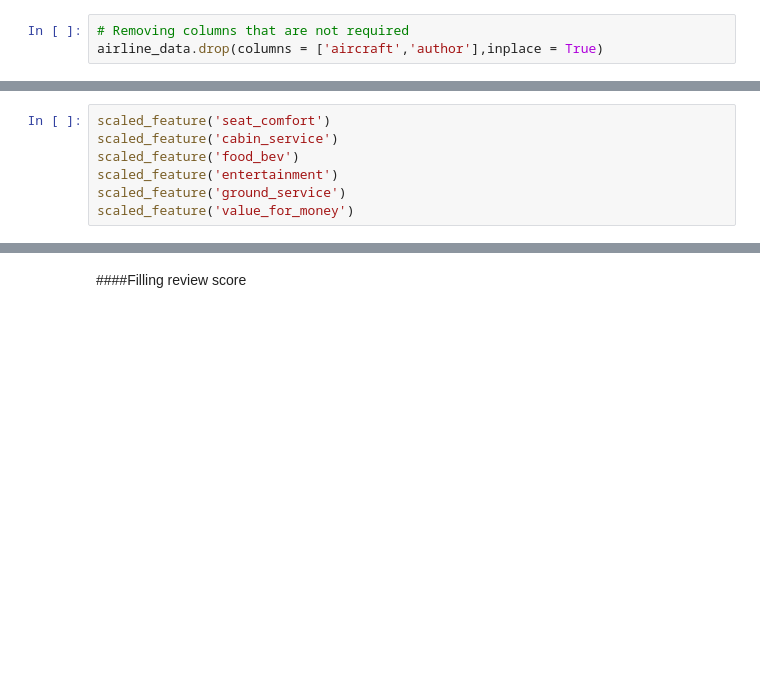
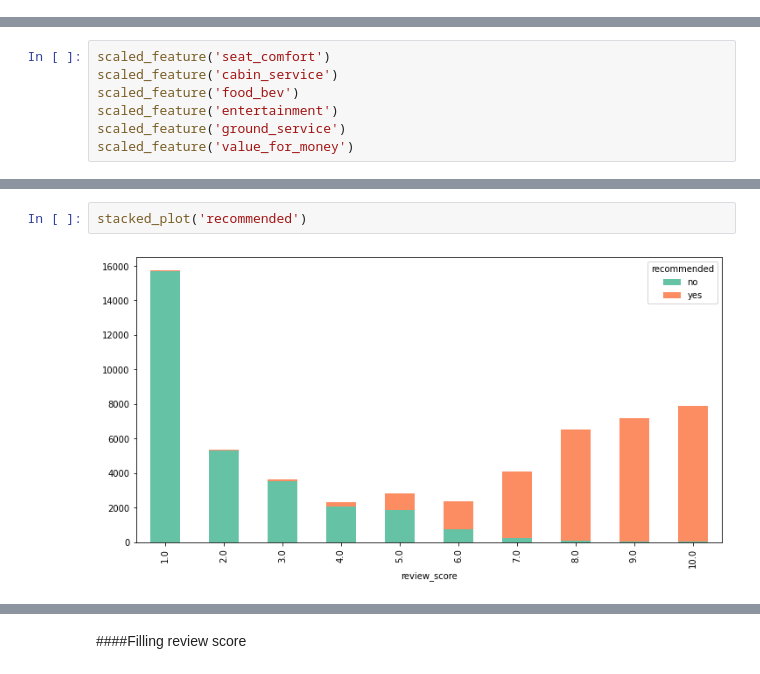
Before and after one commit to keerthana-narra/Airline-passenger-reviews, a Jupyter notebook: N_Sai_Keerthana_Reddy_Capstone_3_Airline_Referal.ipynb, the cells around one changed output, grey strips where cells are left out. Cells and saved outputs as stored; diff of their text form; blank space fills up the shorter version.

```diff
--- a/N_Sai_Keerthana_Reddy_Capstone_3_Airline_Referal.ipynb
+++ b/N_Sai_Keerthana_Reddy_Capstone_3_Airline_Referal.ipynb
@@ -143,3 +234,0 @@ No.of rows with null values in all columns 65948
-# %%
-# Removing columns that are not required
-airline_data.drop(columns = ['aircraft','author'],inplace = True)
@@ -242,0 +276,4 @@ airline_data.head(2)
+# %%
+stacked_plot('recommended')
+# %% [output]
+[figure, added]
```
Also changed, not shown: parts of 133 cells of this notebook.
